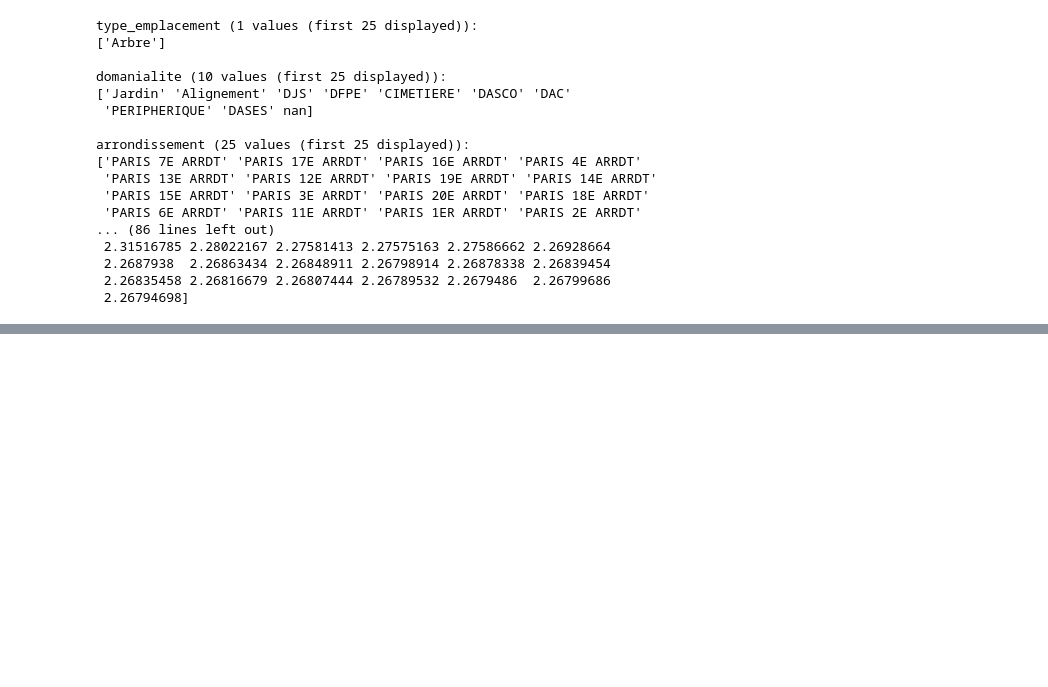
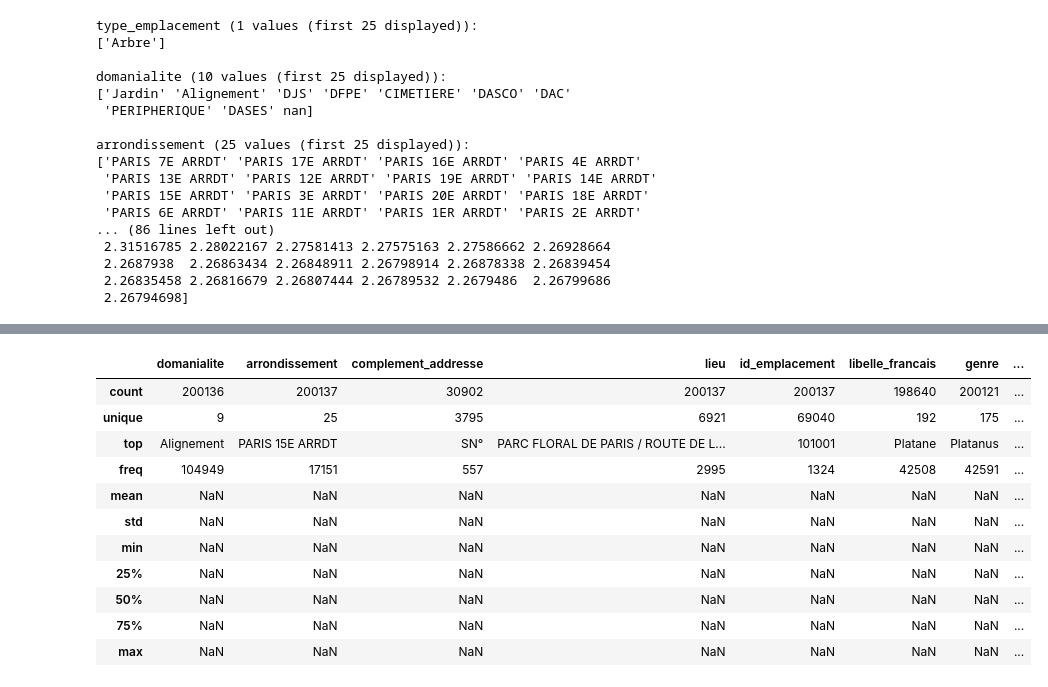
Before and after one commit to SoCrespo/OC-IA-P02, a Jupyter notebook: projet02.ipynb, the cells around one changed output, grey strips where cells are left out. Saved outputs shown, nothing was run; the diff lists cells and outputs as text; code cells hidden in the pictures; blank space fills up the shorter version.

```diff
--- a/projet02.ipynb
+++ b/projet02.ipynb
@@ -63,0 +71,3 @@ arbres.hauteur_m.plot()
+# %%
+arbres.drop(['type_emplacement', 'numero'], axis=1, inplace=True)
+arbres.head()
@@ -63,0 +82,15 @@ arbres.hauteur_m.plot()
+# %%
+arbres.describe(include='all')
+# %% [output]
+|  | domanialite | arrondissement | complement_addresse | lieu | id_emplacement | libelle_francais | genre | ... |
+| count | 200136 | 200137 | 30902 | 200137 | 200137 | 198640 | 200121 | ... |
+| unique | 9 | 25 | 3795 | 6921 | 69040 | 192 | 175 | ... |
+| top | Alignement | PARIS 15E ARRDT | SN° | PARC FLORAL DE PARIS / ROUTE DE L... | 101001 | Platane | Platanus | ... |
+| freq | 104949 | 17151 | 557 | 2995 | 1324 | 42508 | 42591 | ... |
+| mean | NaN | NaN | NaN | NaN | NaN | NaN | NaN | ... |
+| std | NaN | NaN | NaN | NaN | NaN | NaN | NaN | ... |
+| min | NaN | NaN | NaN | NaN | NaN | NaN | NaN | ... |
+| 25% | NaN | NaN | NaN | NaN | NaN | NaN | NaN | ... |
+| 50% | NaN | NaN | NaN | NaN | NaN | NaN | NaN | ... |
+| 75% | NaN | NaN | NaN | NaN | NaN | NaN | NaN | ... |
+| max | NaN | NaN | NaN | NaN | NaN | NaN | NaN | ... |
```
Also changed, not shown: parts of 12 cells of this notebook.
